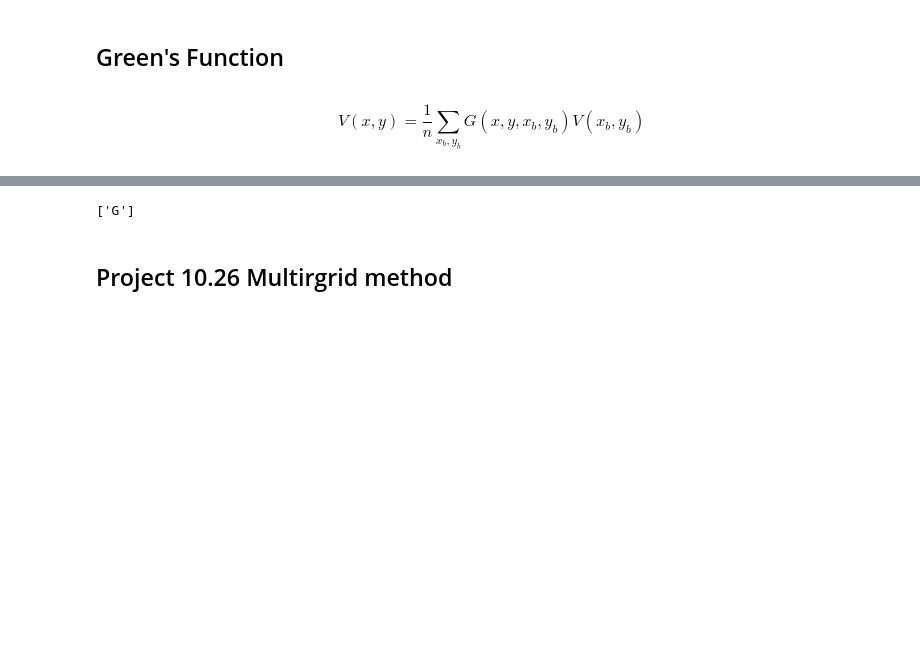
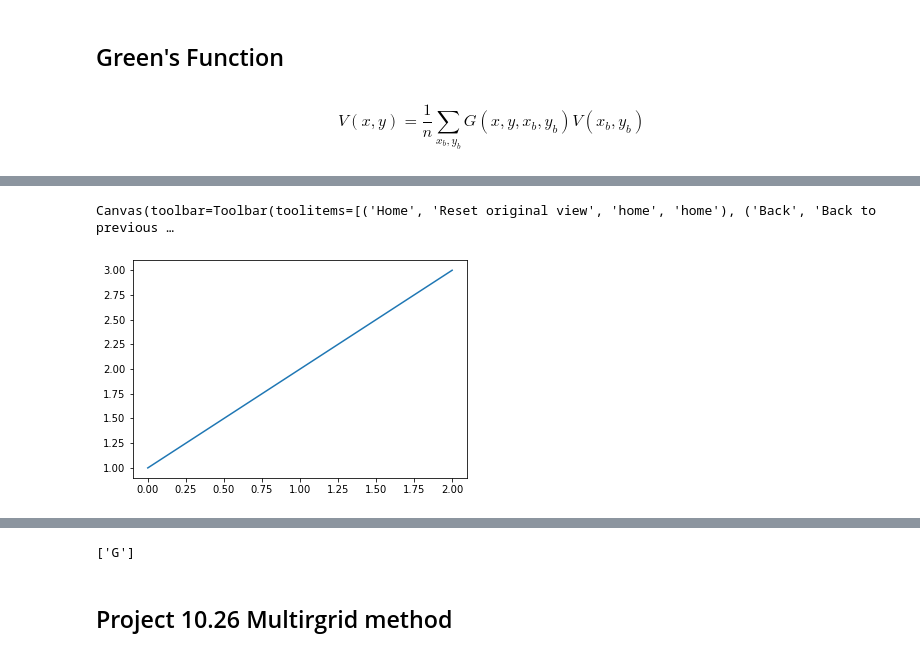
Before and after one commit to jmunroe/phys3800-winter2020, a Jupyter notebook: Ch10-Electrodynamics/10.6-Random-Walk-Solution-Laplace-Equation.ipynb, the cells around one changed output, grey strips where cells are left out. Drawn from its saved outputs; the diff is of its cells as text; code cells hidden in the pictures; blank space fills up the shorter version.

```diff
--- a/Ch10-Electrodynamics/10.6-Random-Walk-Solution-Laplace-Equation.ipynb
+++ b/Ch10-Electrodynamics/10.6-Random-Walk-Solution-Laplace-Equation.ipynb
@@ -348 +360,9 @@ Canvas(toolbar=Toolbar(toolitems=[('Home', 'Reset original view', 'home', 'home'
+# %%
+plt.close()
+plt.figure()
+plt.plot([1,2,3])
+plt.show()
+# %% [output]
+Canvas(toolbar=Toolbar(toolitems=[('Home', 'Reset original view', 'home', 'home'), ('Back', 'Back to previous …
+[figure, added]
 # %%
```
Also changed, not shown: parts of 17 cells of this notebook, 4 other files.
